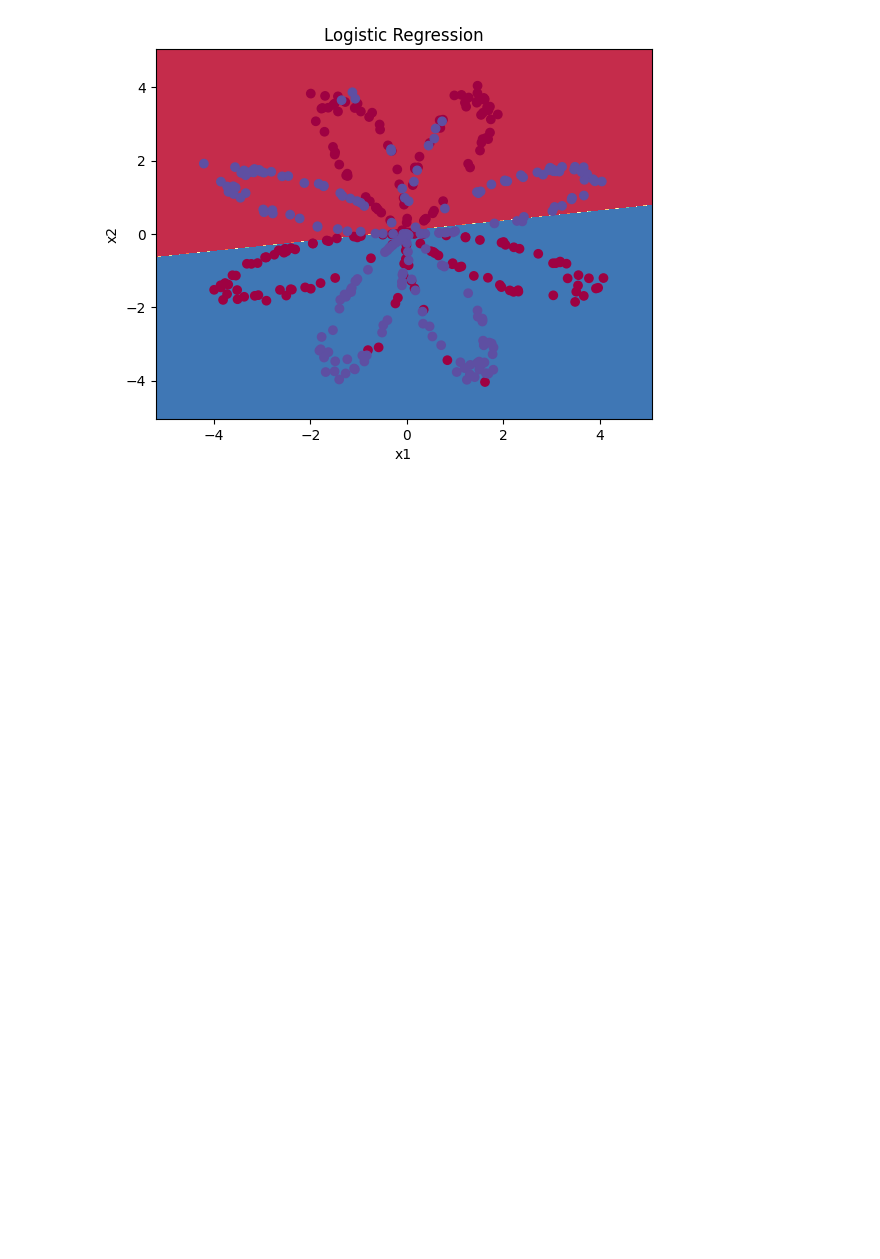
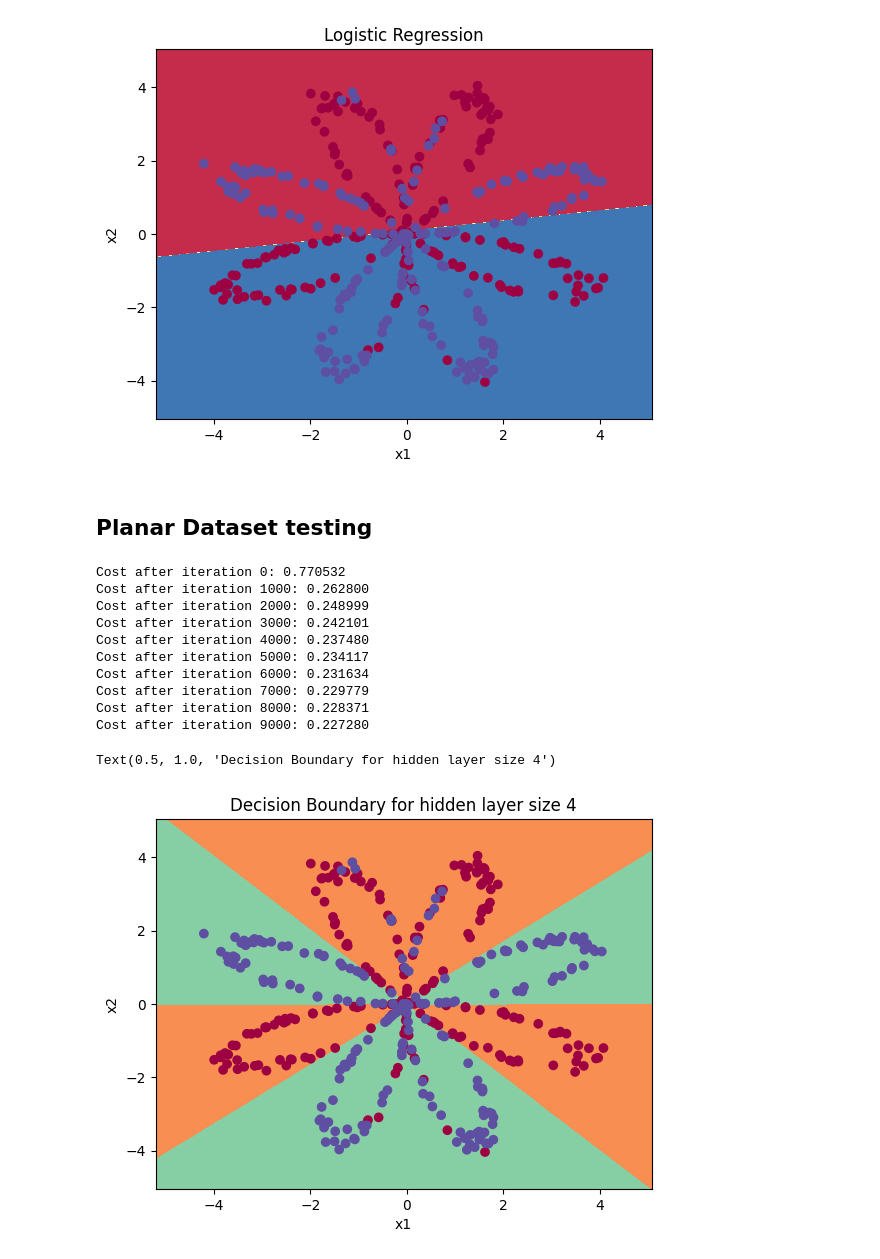
Before and after one commit to isthismanas/Planar_Data_Classification, a Jupyter notebook: PlanarDataClassification_NN.ipynb, the cells around one changed output. Drawn from its saved outputs; the diff is of its cells as text; code cells hidden in the pictures; blank space fills up the shorter version.

Commit message:
Added the neural net funcy=tion integrating all other functions and built the model successfully

```diff
--- a/PlanarDataClassification_NN.ipynb
+++ b/PlanarDataClassification_NN.ipynb
@@ -86,7 +86,7 @@ def compute_cost(A2, Y):
 
     m = Y.shape[1]
 
-    logprobs = np.multiply(np.log(A2),Y) + np.multiply((1-Y), np.log(1 - A2))
+    logprobs = np.multiply(Y,np.log(A2)) + np.multiply((1-Y), np.log(1 - A2))
     cost = (-1/m)*np.sum(logprobs)
 
     cost = float(np.squeeze(cost)) #To make sure cost is of the dimension we need which is dimension 0 . for ex we want 14 and not [[14]]
@@ -119,0 +145,47 @@ def backward_propagation(parameters, cache, X, Y):
+# %%
+def nn_model(X, Y , n_h , num_iterations = 1000, print_cost=False):
+    np.random.seed(3)
+    n_x = layer_sizes(X, Y)[0]
+    n_y = layer_sizes(X, Y)[2]
+
+    parameters = initialize_parameters(n_x, n_h, n_y)
+
+    for i in range(0, num_iterations):
+        A2, cache = forward_propagation(X , parameters)
+        cost = compute_cost(A2, Y)
+        grads = backward_propagation(parameters, cache , X, Y)
+        parameters = update_parameters(parameters , grads)
+        # Print the cost every 1000 iterations
+        if print_cost and i % 1000 == 0:
+            print ("Cost after iteration %i: %f" %(i, cost))
+
+    return parameters
+# %%
+def predict(parameters, X):
+
+    A2, cache = forward_propagation(X, parameters)
+    predictions = (A2>0.5)
+
+    return predictions
+# %% [markdown]
+## Planar Dataset testing
+# %%
+# Build a model with a n_h-dimensional hidden layer
+parameters = nn_model(X, Y, n_h = 4, num_iterations = 10000, print_cost=True)
+
+# Plot the decision boundary
+plot_decision_boundary(lambda x: predict(parameters, x.T), X, Y)
+plt.title("Decision Boundary for hidden layer size " + str(4))
+# %% [output]
+Cost after iteration 0: 0.770532
+Cost after iteration 1000: 0.262800
+Cost after iteration 2000: 0.248999
+Cost after iteration 3000: 0.242101
+Cost after iteration 4000: 0.237480
+Cost after iteration 5000: 0.234117
+Cost after iteration 6000: 0.231634
+Cost after iteration 7000: 0.229779
+Cost after iteration 8000: 0.228371
+Cost after iteration 9000: 0.227280
+Text(0.5, 1.0, 'Decision Boundary for hidden layer size 4')
+[figure, added]
```
Also changed, not shown: parts of 4 cells of this notebook.
